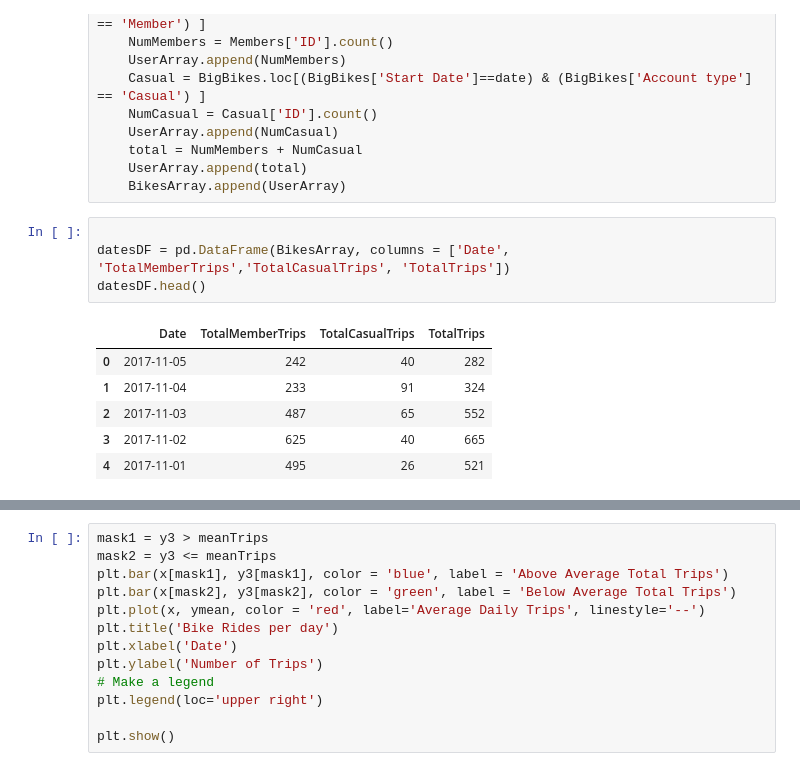
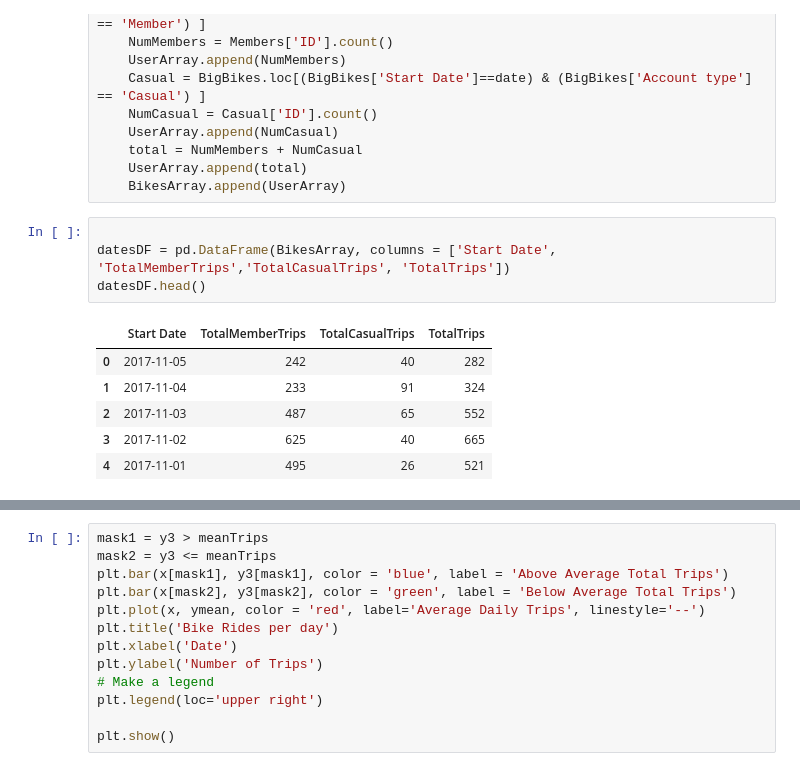
Before and after one commit to grand42/Machine_Learning-NiceRide, a Jupyter notebook: Working_Directory/Station_Popularity.ipynb, the cells around one changed output, grey strips where cells are left out. Drawn from its saved outputs; the diff is of its cells as text.

```diff
--- a/Working_Directory/Station_Popularity.ipynb
+++ b/Working_Directory/Station_Popularity.ipynb
@@ -86,10 +86,10 @@ for date in dates:
     BikesArray.append(UserArray)
 # %%
 
-datesDF = pd.DataFrame(BikesArray, columns = ['Date', 'TotalMemberTrips','TotalCasualTrips', 'TotalTrips'])
+datesDF = pd.DataFrame(BikesArray, columns = ['Start Date', 'TotalMemberTrips','TotalCasualTrips', 'TotalTrips'])
 datesDF.head()
 # %% [output]
-|  | Date | TotalMemberTrips | TotalCasualTrips | TotalTrips |
+|  | Start Date | TotalMemberTrips | TotalCasualTrips | TotalTrips |
 | 0 | 2017-11-05 | 242 | 40 | 282 |
 | 1 | 2017-11-04 | 233 | 91 | 324 |
 | 2 | 2017-11-03 | 487 | 65 | 552 |
```
Also changed, not shown: parts of 5 cells of this notebook.
